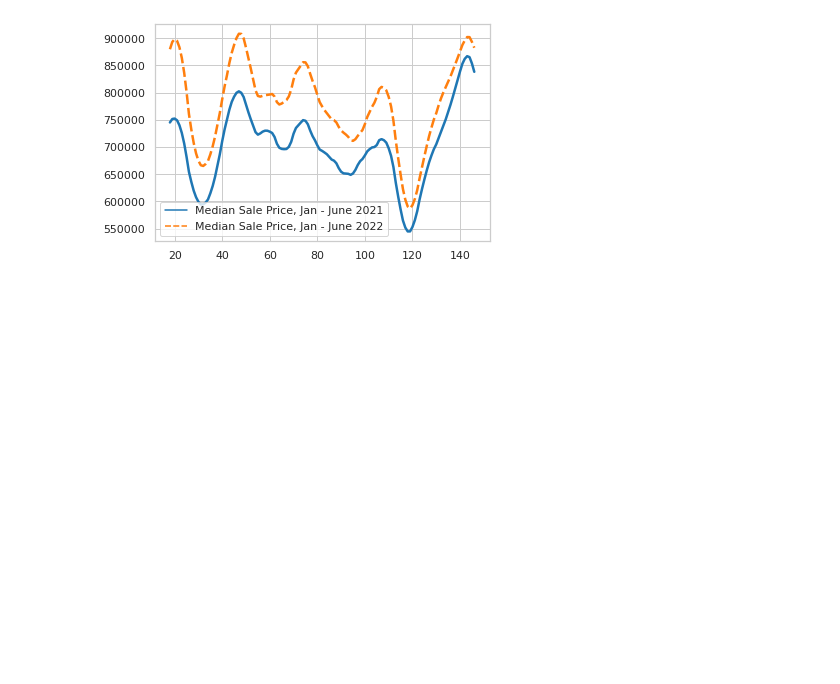
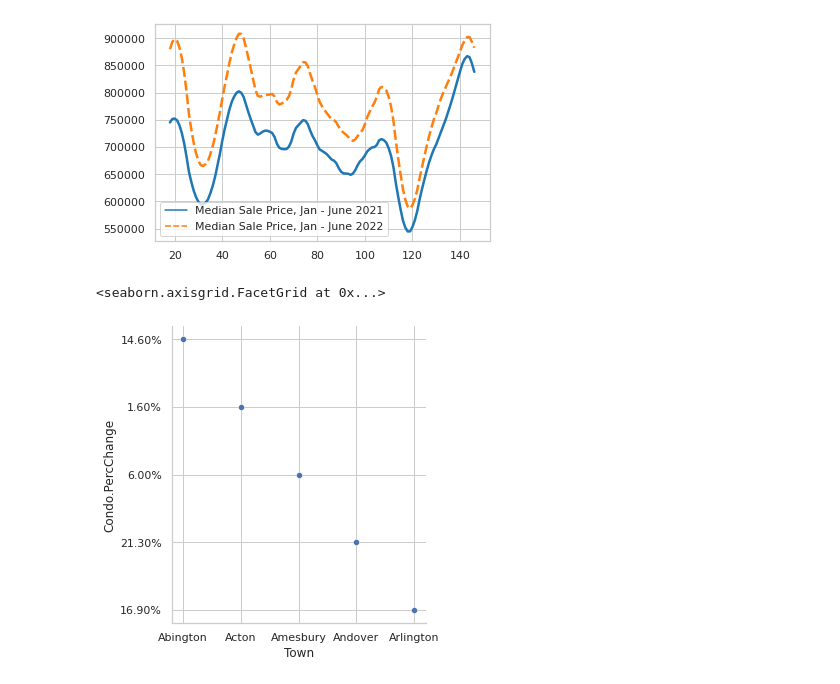
Before and after one commit to josamontiel/data-analysis, a Jupyter notebook: boston-median-home-prices-2021-2022.ipynb, the cells around one changed output. Drawn from its saved outputs; the diff is of its cells as text; code cells hidden in the pictures; blank space fills up the shorter version.

```diff
--- a/boston-median-home-prices-2021-2022.ipynb
+++ b/boston-median-home-prices-2021-2022.ipynb
@@ -308,3 +308,11 @@ sns.lineplot(data=single_family_data, palette="tab10", linewidth=2.5)
 # %% [output]
 <matplotlib.axes._subplots.AxesSubplot at 0x...>
 [figure]
+# %%
+
+head_condo_data = condo_data.head()
+
+sns.relplot(x="Town", y="Condo.PercChange", data=head_condo_data)
+# %% [output]
+<seaborn.axisgrid.FacetGrid at 0x...>
+[figure, added]
```
